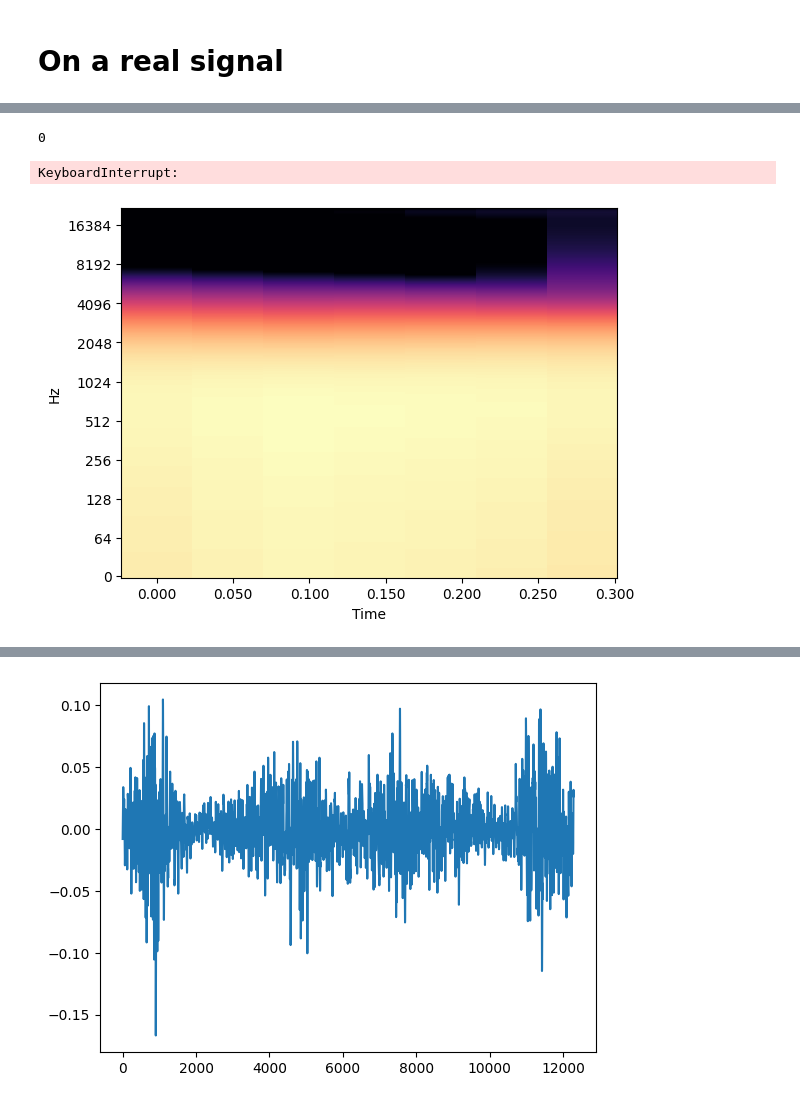
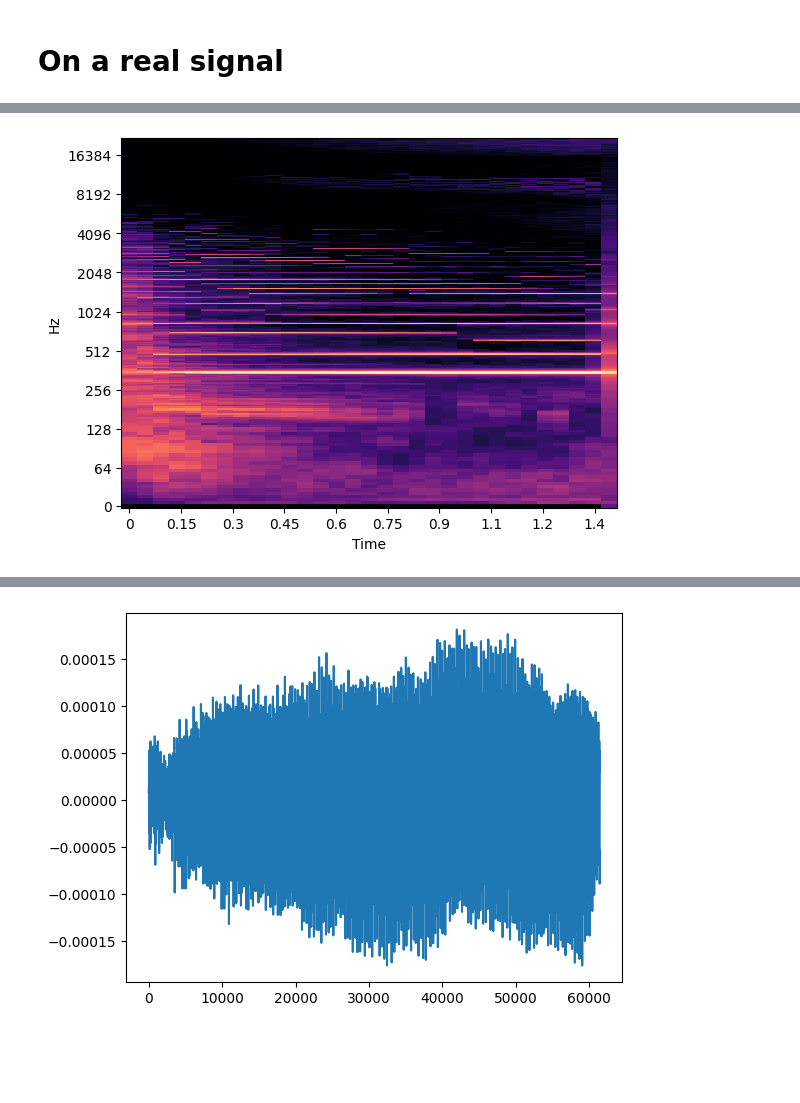
Before and after one commit to zaquastier/audio_1D_transport, a Jupyter notebook: audio_ot.ipynb, the cells around one changed output, grey strips where cells are left out. Drawn from its saved outputs; the diff is of its cells as text; code cells hidden in the pictures; blank space fills up the shorter version.

```diff
--- a/audio_ot.ipynb
+++ b/audio_ot.ipynb
@@ -113,5 +167,5 @@ for index in range(A4_fft.shape[1]):
 # %%
-B = np.array(B_wass).T
+B = np.array(B_marien).T
 for i in range(len(B)): # set nan entries to zero
     for j in range(len(B[i])):
         if B[i][j] != B[i][j]:
@@ -133,10 +187,10 @@ IPython.display.Audio(data=interpolated_signal, rate=sr) # lol
 # %% [markdown]
 # On a real signal
 # %%
-duration = 0.3 # in seconds
+# duration = 0.3 # in seconds
 
-A_signal, sr = librosa.load('A.wav', sr=44100, duration=duration)
-C_signal, _ = librosa.load('C.wav', sr=44100, duration=duration)
+A_signal, sr = librosa.load('A.wav', sr=44100) #, duration=duration)
+C_signal, _ = librosa.load('C.wav', sr=44100, duration = len(A_signal) / sr) #, duration=duration)
 
 n_fft = 8192
 A_stft = librosa.stft(A_signal, n_fft=n_fft)
@@ -149,5 +203,5 @@ axs[0].set_title(f"Piano A")
 axs[1].set_title(f"Piano C")
 plt.show()
 
-IPython.display.Audio(data=C_signal, rate=sr) # lol
+IPython.display.Audio(data=A_signal, rate=sr) # lol
 # %% [output]
@@ -162,15 +216,13 @@ A_abs = np.abs(A_stft)
 C_abs = np.abs(C_stft)
 
 B_wass = []
+B_marien = []
 B_L2 = []
 
 alpha = 0.5
 reg = 5e-4
 
 for index in range(A_abs.shape[1]):
-
-    if(index % 1 == 0):
-        print(index)
 
     A_norm = A_abs[:, index]
     A_norm /= np.sum(A_norm)
@@ -183,12 +235,11 @@ for index in range(A_abs.shape[1]):
     B_L2.append(A.dot(weights))
 
     # wasserstein
-    B_wass.append(ot.bregman.barycenter(A, M, reg, weights))
+    # B_wass.append(ot.bregman.barycenter(A, M, reg, weights))
+    bary_wass_marien, _, _  = get_barycenter(A.T, np.arange(4097),4097, 1-alpha)
+    B_marien.append(bary_wass_marien)
-# %% [output]
-0
-KeyboardInterrupt:
 # %%
-B = np.array(B_wass).T
+B = np.array(B_marien).T
 for i in range(len(B)): # set nan entries to zero
     for j in range(len(B[i])):
         if B[i][j] != B[i][j]:
@@ -197,13 +248,11 @@ for i in range(len(B)): # set nan entries to zero
 librosa.display.specshow(librosa.amplitude_to_db(B, ref=np.max), y_axis='log', x_axis='time', sr=sr, n_fft=n_fft, hop_length=n_fft//4)
 plt.show()
 # %% [output]
-[figure, old version]
+[figure, new version]
 # %%
 interpolated_signal = librosa.griffinlim(B, n_iter = 100, n_fft=n_fft)
-
-interpolated_signal = ((1 - alpha)*np.max(A_signal) + alpha*np.max(C_signal)) * interpolated_signal / np.max(interpolated_signal)
 plt.plot(interpolated_signal)
 IPython.display.Audio(data=interpolated_signal, rate=sr) # lol
 # %% [output]
 [interactive output not drawn]
-[figure, old version]
+[figure, new version]
```
Also changed, not shown: parts of 9 cells of this notebook.
